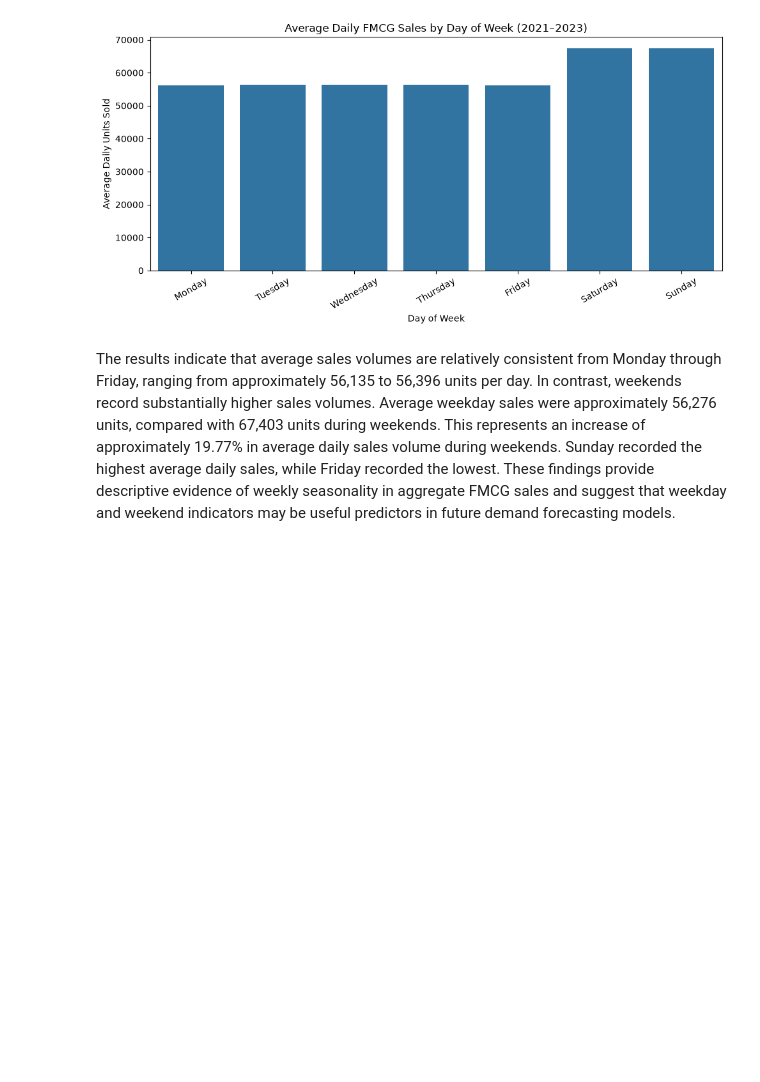
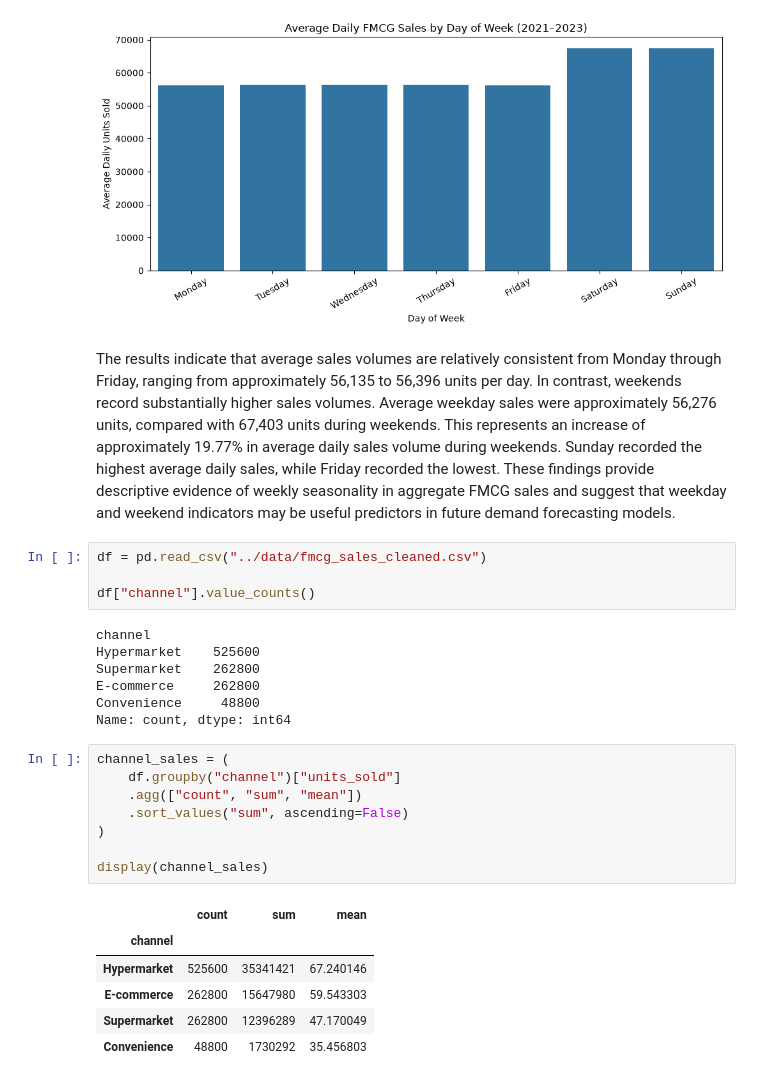
Before and after one commit to s3inn/fmcg-demand-forecasting-capstone, a Jupyter notebook: notebooks/03_data_exploratory_data_analysis.ipynb, the cells around one changed output. Drawn from its saved outputs; the diff is of its cells as text; blank space fills up the shorter version.

Commit message:
Update exploratory data analysis

```diff
--- a/notebooks/03_data_exploratory_data_analysis.ipynb
+++ b/notebooks/03_data_exploratory_data_analysis.ipynb
@@ -346,3 +346,29 @@ In contrast, weekends record substantially higher sales volumes. Average weekday
 This represents an increase of approximately 19.77% in average daily sales volume during weekends.
 Sunday recorded the highest average daily sales, while Friday recorded the lowest.
 These findings provide descriptive evidence of weekly seasonality in aggregate FMCG sales and suggest that weekday and weekend indicators may be useful predictors in future demand forecasting models.
+# %%
+df = pd.read_csv("../data/fmcg_sales_cleaned.csv")
+
+df["channel"].value_counts()
+# %% [output]
+channel
+Hypermarket    525600
+Supermarket    262800
+E-commerce     262800
+Convenience     48800
+Name: count, dtype: int64
+# %%
+channel_sales = (
+    df.groupby("channel")["units_sold"]
+    .agg(["count", "sum", "mean"])
+    .sort_values("sum", ascending=False)
+)
+
+display(channel_sales)
+# %% [output]
+|  | count | sum | mean |
+| channel |  |  |  |
+| Hypermarket | 525600 | 35341421 | 67.240146 |
+| E-commerce | 262800 | 15647980 | 59.543303 |
+| Supermarket | 262800 | 12396289 | 47.170049 |
+| Convenience | 48800 | 1730292 | 35.456803 |
```
Also changed, not shown: parts of 1 cell of this notebook.
